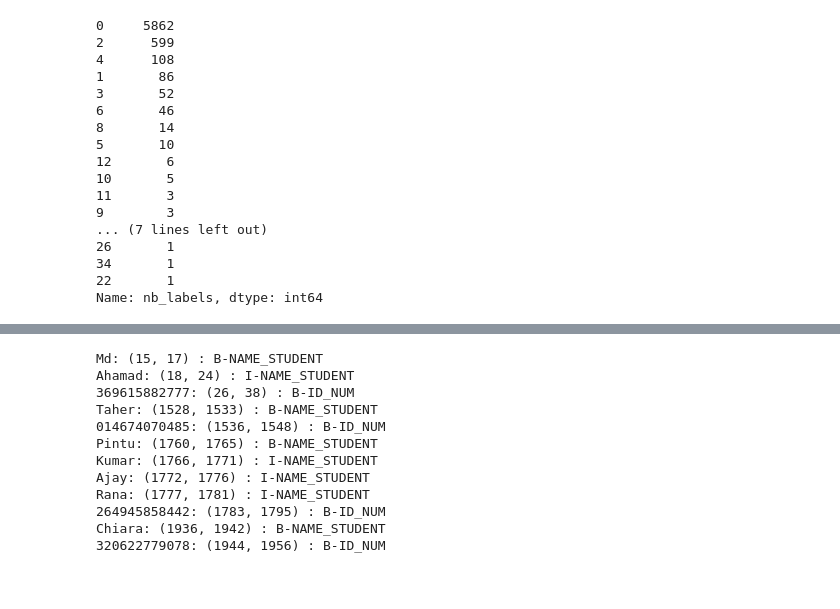
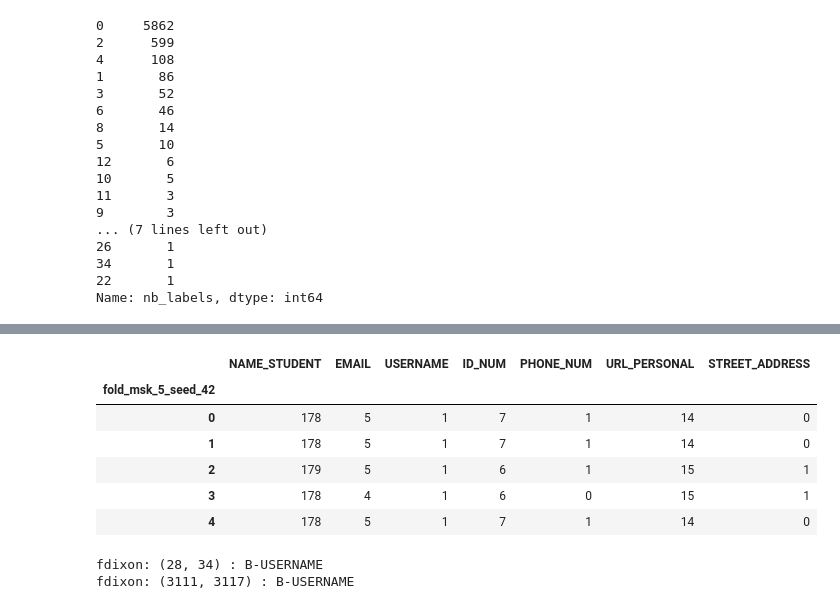
Before and after one commit to amedprof/PII-Data-Detection, a Jupyter notebook: notebook/eda - Train.ipynb, the cells around one changed output, grey strips where cells are left out. Cells and saved outputs as stored; diff of their text form; code cells hidden in the pictures.

```diff
--- a/notebook/eda - Train.ipynb
+++ b/notebook/eda - Train.ipynb
@@ -57,3 +57,6 @@ df.head(5)
 | 2 | 16 | Reporting process\n\nby Gilberto ... | [Reporting, process, \n\n, by, Gi... | [True, False, False, True, True, ... | [O, O, O, O, B-NAME_STUDENT, I-NA... |
 | 3 | 20 | Design Thinking for Innovation\n\... | [Design, Thinking, for, Innovatio... | [True, True, True, False, False, ... | [O, O, O, O, O, B-NAME_STUDENT, I... |
 | 4 | 56 | Assignment: Visualization Reflect... | [Assignment, :, , Visualization, ... | [False, False, False, False, Fals... | [O, O, O, O, O, O, O, O, O, O, O,... |
+# %%
+LABEL2TYPE = ('NAME_STUDENT','EMAIL','USERNAME','ID_NUM', 'PHONE_NUM','URL_PERSONAL','STREET_ADDRESS','O')
+len(LABEL2TYPE)
@@ -60,3 +65,6 @@ df.head(5)
+# %%
+for name in LABEL2TYPE[:-1]:
+    df[name] = ((df['labels'].transform(lambda x:len([i for i in x if i.split('-')[-1]==name ])))>0)*1
 # %%
 df['nb_labels'] = df['labels'].transform(lambda x:len([i for i in x if i!="O" ]))
 # %%
@@ -159,3 +104,23 @@ Karim: (8089, 8094) : I-NAME_STUDENT
+# %%
+seeds = [42]
+folds_names = []
+for K in [5]:
+    for seed in seeds:
+        mskf = MultilabelStratifiedKFold(n_splits=K,shuffle=True,random_state=seed)
+        name = f"fold_msk_{K}_seed_{seed}"
+        df[name] = -1
+        for fold, (trn_, val_) in enumerate(mskf.split(df,df[list(LABEL2TYPE)[:-1]])):
+            df.loc[val_, name] = fold
+# %%
+df.groupby(name)[list(LABEL2TYPE)[:-1]].sum()
+# %% [output]
+|  | NAME_STUDENT | EMAIL | USERNAME | ID_NUM | PHONE_NUM | URL_PERSONAL | STREET_ADDRESS |
+| fold_msk_5_seed_42 |  |  |  |  |  |  |  |
+| 0 | 178 | 5 | 1 | 7 | 1 | 14 | 0 |
+| 1 | 178 | 5 | 1 | 7 | 1 | 14 | 0 |
+| 2 | 179 | 5 | 1 | 6 | 1 | 15 | 1 |
+| 3 | 178 | 4 | 1 | 6 | 0 | 15 | 1 |
+| 4 | 178 | 5 | 1 | 7 | 1 | 14 | 0 |
 # %%
 import re
 from difflib import SequenceMatcher
@@ -210,7 +175,7 @@ def get_offset_mapping(full_text, tokens):
 # full_text = "Design Thinking for innovation reflexion-Avril 2021-Nathalie Sylla\n\nChallenge & selection\n\nThe tool I use..."
 # tokens = ['Design', 'Thinking', 'for', 'innovation', 'reflexion', '-', 'Avril', '2021', '-',
 #           'Nathalie', 'Sylla', '\n\n', 'Challenge', '&', 'selection', '\n\n', 'The', 'tool', 'I', 'use', 'to', 'help', 'all', 'stakeholders', 'finding', 'their', 'way', 'through', 'the', 'complexity', 'of', 'a', 'project', 'is', 'the', ' ', 'mind', 'map', '.', '\n\n', ...]
-idx = random.choice(df[df.nb_labels>6].index)
+idx = random.choice(df[df.USERNAME>0].index)
 # Example usage:
 full_text = df.iloc[idx]['full_text']
 tokens = df.iloc[idx]['tokens']
@@ -223,18 +188,8 @@ for token, offset,l in zip(tokens, offset_mapping,labels):
     if l!="O":
         print(f"{token}: {offset} : {l}")
 # %% [output]
-Md: (15, 17) : B-NAME_STUDENT
-Ahamad: (18, 24) : I-NAME_STUDENT
-369615882777: (26, 38) : B-ID_NUM
-Taher: (1528, 1533) : B-NAME_STUDENT
-014674070485: (1536, 1548) : B-ID_NUM
-Pintu: (1760, 1765) : B-NAME_STUDENT
-Kumar: (1766, 1771) : I-NAME_STUDENT
-Ajay: (1772, 1776) : I-NAME_STUDENT
-Rana: (1777, 1781) : I-NAME_STUDENT
-264945858442: (1783, 1795) : B-ID_NUM
-Chiara: (1936, 1942) : B-NAME_STUDENT
-320622779078: (1944, 1956) : B-ID_NUM
+fdixon: (28, 34) : B-USERNAME
+fdixon: (3111, 3117) : B-USERNAME
 # %%
 full_text[1863:1869]
 # %% [output]
```
Also changed, not shown: parts of 10 cells of this notebook, 8 other files.
